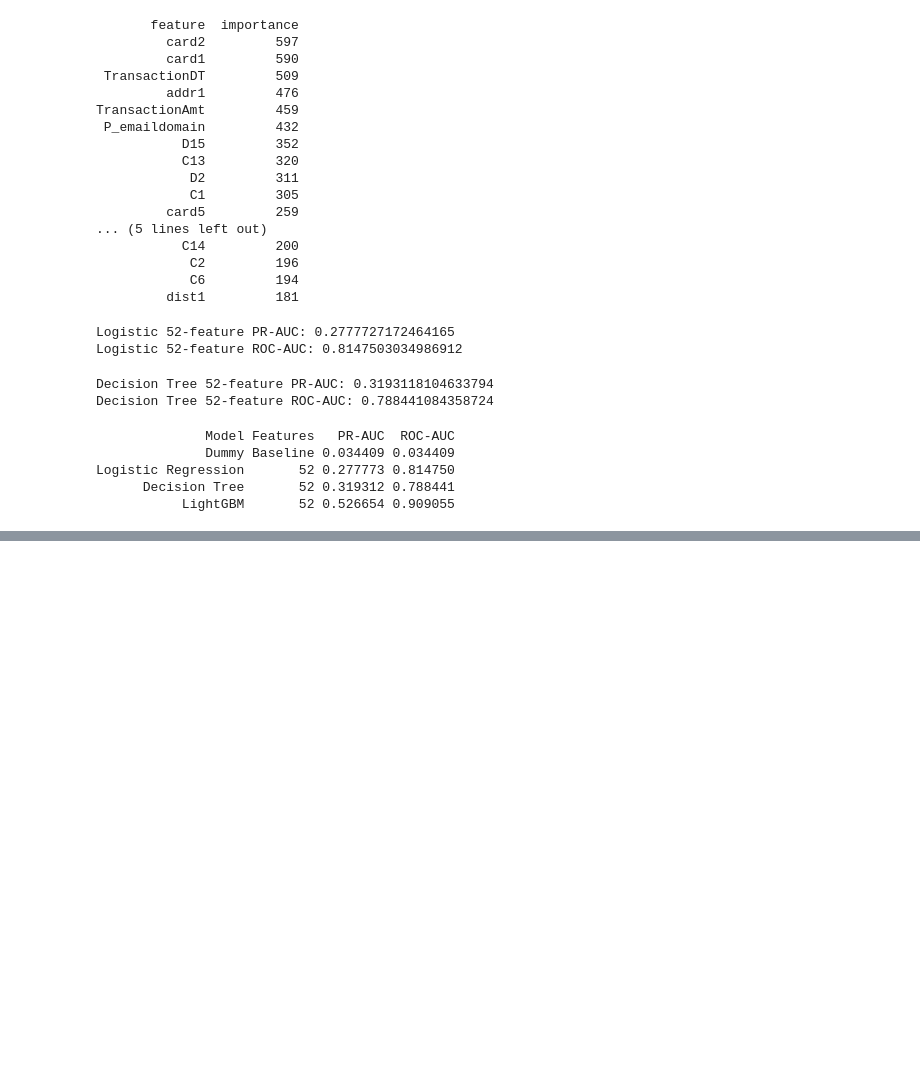
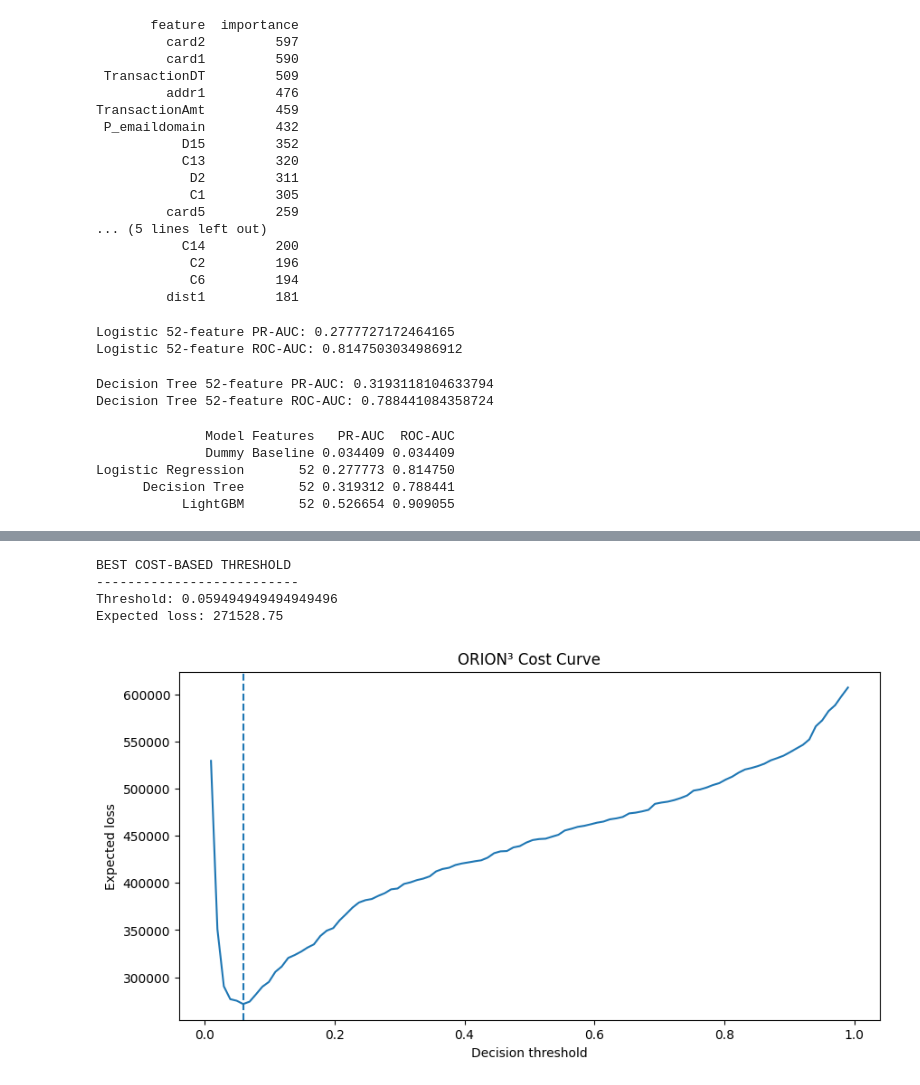
Before and after one commit to SANJANAA-V/ORION3, a Jupyter notebook: orion-3.ipynb, the cells around one changed output, grey strips where cells are left out. Saved outputs shown, nothing was run; the diff lists cells and outputs as text; code cells hidden in the pictures; blank space fills up the shorter version.

Commit message:
Kaggle Notebook | ORION^3 | Version 2

```diff
--- a/orion-3.ipynb
+++ b/orion-3.ipynb
@@ -604,0 +1129,62 @@ Logistic Regression       52 0.277773 0.814750
+# %%
+# WEEK 3 — COST CURVE
+
+import numpy as np
+import matplotlib.pyplot as plt
+
+thresholds_to_test = np.linspace(0.01, 0.99, 100)
+
+false_alarm_cost = 10  # fixed cost for incorrectly flagging a legitimate transaction
+
+expected_losses = []
+
+for threshold in thresholds_to_test:
+
+    predictions = (probs_52 >= threshold).astype(int)
+
+    # False positives
+    false_positives = (
+        (predictions == 1) & (y_valid_52.values == 0)
+    )
+
+    # Missed fraud
+    missed_fraud = (
+        (predictions == 0) & (y_valid_52.values == 1)
+    )
+
+    # Cost of false alarms
+    false_positive_loss = false_positives.sum() * false_alarm_cost
+
+    # Cost of missed fraud = transaction amount
+    missed_fraud_loss = (
+        X_valid_52.loc[missed_fraud, "TransactionAmt"].sum()
+    )
+
+    total_loss = false_positive_loss + missed_fraud_loss
+
+    expected_losses.append(total_loss)
+
+# Best threshold
+best_index = np.argmin(expected_losses)
+best_threshold = thresholds_to_test[best_index]
+best_loss = expected_losses[best_index]
+
+print("BEST COST-BASED THRESHOLD")
+print("--------------------------")
+print("Threshold:", best_threshold)
+print("Expected loss:", best_loss)
+
+# Plot
+plt.figure(figsize=(10, 5))
+plt.plot(thresholds_to_test, expected_losses)
+plt.axvline(best_threshold, linestyle="--")
+plt.xlabel("Decision threshold")
+plt.ylabel("Expected loss")
+plt.title("ORION³ Cost Curve")
+plt.show()
+# %% [output]
+BEST COST-BASED THRESHOLD
+--------------------------
+Threshold: 0.059494949494949496
+Expected loss: 271528.75
+[figure, added]
```
Also changed, not shown: parts of 41 cells of this notebook.
